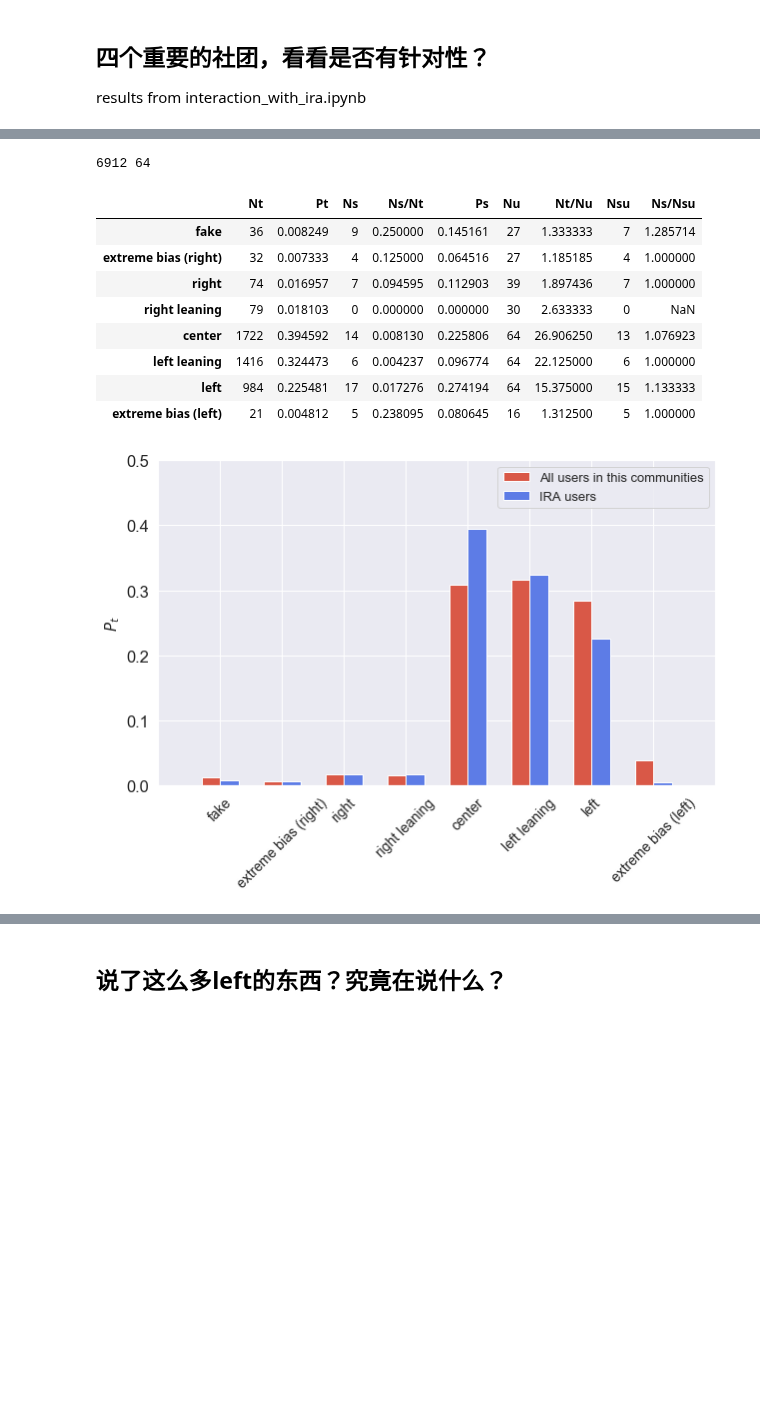
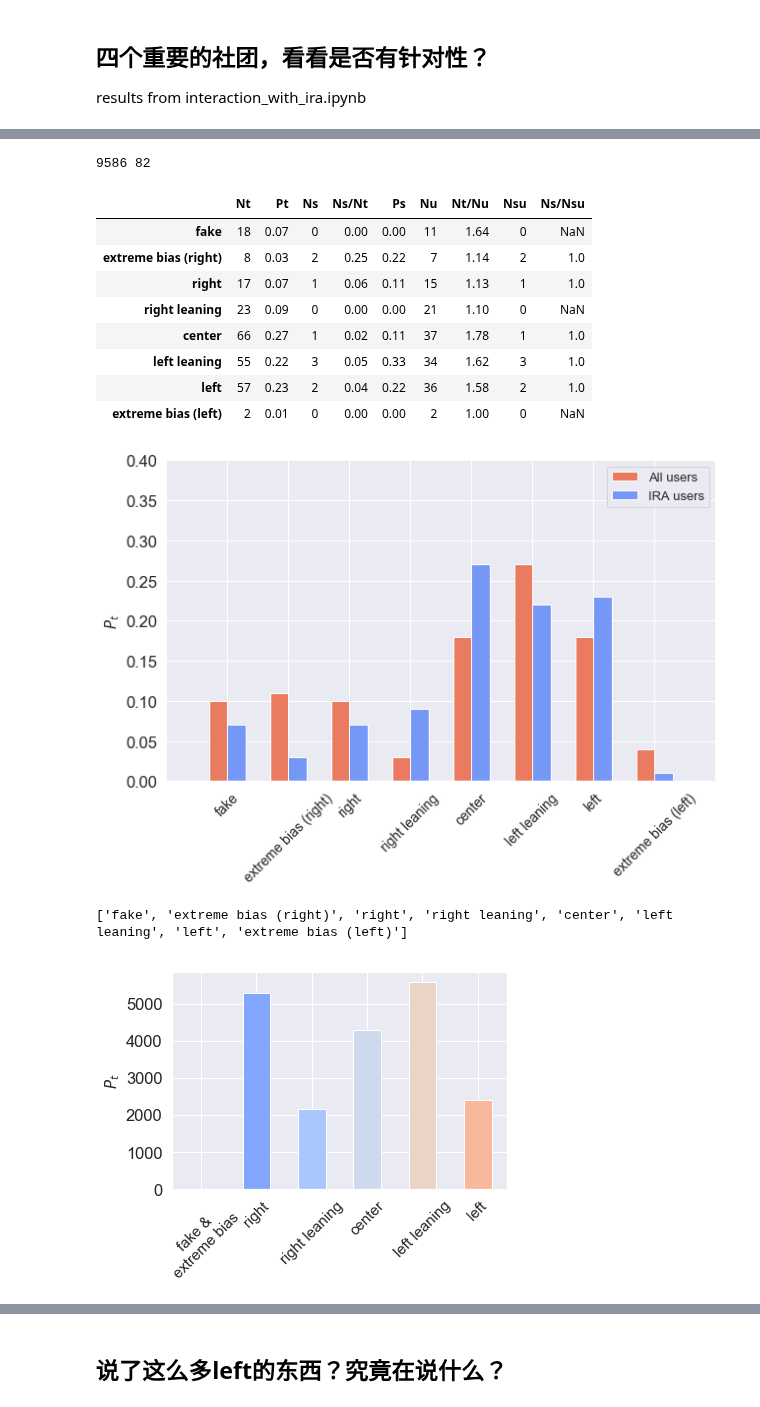
Before and after one commit to kayzhou/fake_news_during_election, a Jupyter notebook: all_tweets.ipynb, the cells around one changed output, grey strips where cells are left out. Cells and saved outputs as stored; diff of their text form; code cells hidden in the pictures; blank space fills up the shorter version.

```diff
--- a/all_tweets.ipynb
+++ b/all_tweets.ipynb
@@ -344,9 +427,3 @@ max      409.000000
 Name: fake, dtype: float64
 # %%
 IRA_u = IRA_users[labels]
-# %%
-for i, row in tqdm(IRA_u.iterrows()):
-    _sum = 0
-    for _l in labels:
-        _sum += IRA_u.loc[i, _l]
-    IRA_u.loc[i, "_sum"] = _sum
@@ -505,40 +726,22 @@ BT
 ## 四个重要的社团，看看是否有针对性？
 
 results from interaction_with_ira.ipynb
-# %%
-def plot_col(BT, col_name):
-    ax = plt.figure(figsize=(10, 6))
-    plt.ylabel(col_name, fontsize=15)
-    print(BT[col_name])
-    BT[col_name].plot.bar(width=0.3)
-    plt.xlim(-1, len(labels))
-
-#     if col_name == "Ns/Nt":
-#         plt.ylim((0, 0.5))
-#     if col_name == "Rs":
-#         plt.ylim((0, 0.15))
-#     if col_name == "Rf":
-#         plt.ylim((0, 0.08))
-
-    plt.xticks(fontsize=14, rotation=45)
-    plt.legend(fontsize=14)
-
-    col_name = col_name.replace("/", "-")
-#     plt.savefig("fig/{}.pdf".format(col_name), dpi=300, bbox_inches='tight')
-    plt.show()
-    plt.close()
 # %%
-comm = json.load(open("data/ira-ret-community.json"))
+comm = json.load(open("data/louvain_rst.json"))
+# comm = json.load(open("data/ira-ret-community.json"))
 # %%
 def plot_community(cNum):
     # get users
-    users_comm = [k for k in comm if comm[k] == cNum]
+    if cNum == -1:
+        users_comm = [k for k in comm]
+    else:
+        users_comm = [k for k in comm if comm[k] == cNum]
     all_users_comm = all_users.reindex(users_comm)
 
     _BT = get_big_table(all_users_comm)
     _BT.to_csv(f"data/all_c{cNum}_BT.csv", float_format="%.2f")
     display(_BT)
-#     plot_col(_BT, "Pt")
+    # plot_col(_BT, "Pt")
 
     ira_comm = all_users_comm[all_users_comm.is_IRA>0]
     print(len(all_users_comm), len(ira_comm))
@@ -546,6 +749,7 @@ def plot_community(cNum):
     _BT2 = get_big_table(ira_comm)
     _BT2.to_csv(f"data/IRA_c{cNum}_BT.csv", float_format="%.2f")
     display(_BT2)
-#     plot_col(_BT2, "Pt")
+    # plot_col(_BT2, "Pt")
 
     plot_compare_comm(_BT, _BT2, "Pt", cNum)
+    plot_col(_BT, "Pt")
@@ -598,4 +831,4 @@ plot_community(3)
 # %%
-plot_community(23)
+plot_community(4)
 # %% [output]
 |  | Nt | Pt | Ns | Ns/Nt | Ps | Nu | Nt/Nu | Nsu | Ns/Nsu |
@@ -610,11 +843,13 @@ plot_community(23)
-6912 64
+9586 82
 |  | Nt | Pt | Ns | Ns/Nt | Ps | Nu | Nt/Nu | Nsu | Ns/Nsu |
-| fake | 36 | 0.008249 | 9 | 0.250000 | 0.145161 | 27 | 1.333333 | 7 | 1.285714 |
-| extreme bias (right) | 32 | 0.007333 | 4 | 0.125000 | 0.064516 | 27 | 1.185185 | 4 | 1.000000 |
-| right | 74 | 0.016957 | 7 | 0.094595 | 0.112903 | 39 | 1.897436 | 7 | 1.000000 |
-| right leaning | 79 | 0.018103 | 0 | 0.000000 | 0.000000 | 30 | 2.633333 | 0 | NaN |
-| center | 1722 | 0.394592 | 14 | 0.008130 | 0.225806 | 64 | 26.906250 | 13 | 1.076923 |
-| left leaning | 1416 | 0.324473 | 6 | 0.004237 | 0.096774 | 64 | 22.125000 | 6 | 1.000000 |
-| left | 984 | 0.225481 | 17 | 0.017276 | 0.274194 | 64 | 15.375000 | 15 | 1.133333 |
-| extreme bias (left) | 21 | 0.004812 | 5 | 0.238095 | 0.080645 | 16 | 1.312500 | 5 | 1.000000 |
+| fake | 18 | 0.07 | 0 | 0.00 | 0.00 | 11 | 1.64 | 0 | NaN |
+| extreme bias (right) | 8 | 0.03 | 2 | 0.25 | 0.22 | 7 | 1.14 | 2 | 1.0 |
+| right | 17 | 0.07 | 1 | 0.06 | 0.11 | 15 | 1.13 | 1 | 1.0 |
+| right leaning | 23 | 0.09 | 0 | 0.00 | 0.00 | 21 | 1.10 | 0 | NaN |
+| center | 66 | 0.27 | 1 | 0.02 | 0.11 | 37 | 1.78 | 1 | 1.0 |
+| left leaning | 55 | 0.22 | 3 | 0.05 | 0.33 | 34 | 1.62 | 3 | 1.0 |
+| left | 57 | 0.23 | 2 | 0.04 | 0.22 | 36 | 1.58 | 2 | 1.0 |
+| extreme bias (left) | 2 | 0.01 | 0 | 0.00 | 0.00 | 2 | 1.00 | 0 | NaN |
-[figure, old version]
+[figure, new version]
+['fake', 'extreme bias (right)', 'right', 'right leaning', 'center', 'left leaning', 'left', 'extreme bias (left)']
+[figure, added]
```
Also changed, not shown: parts of 35 cells of this notebook, 10 other files.
